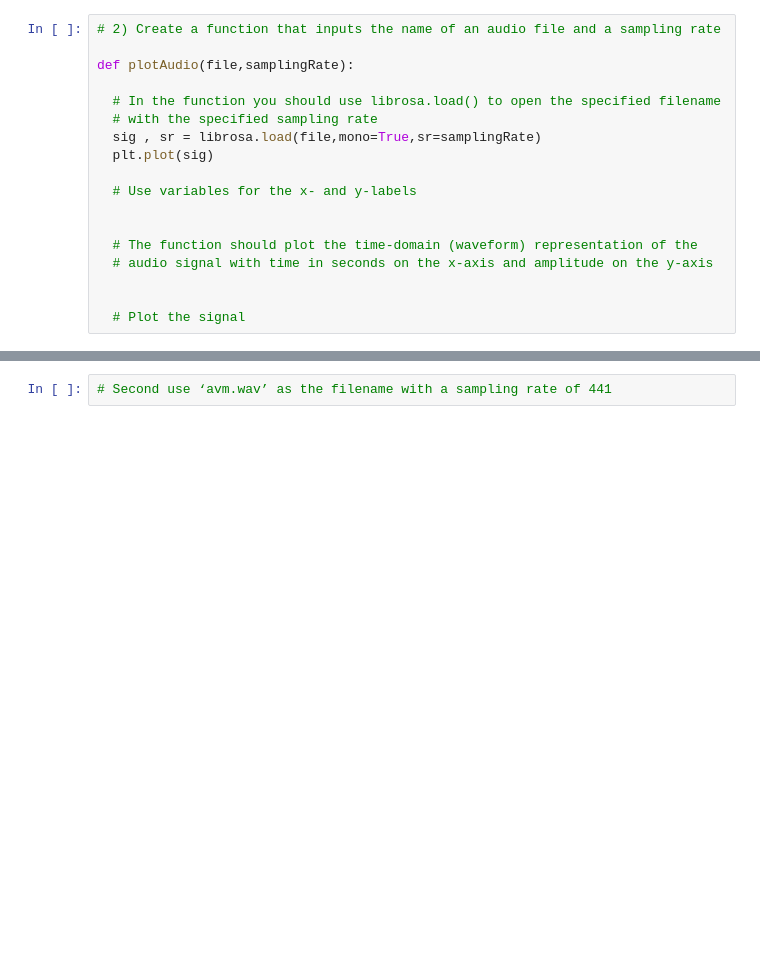
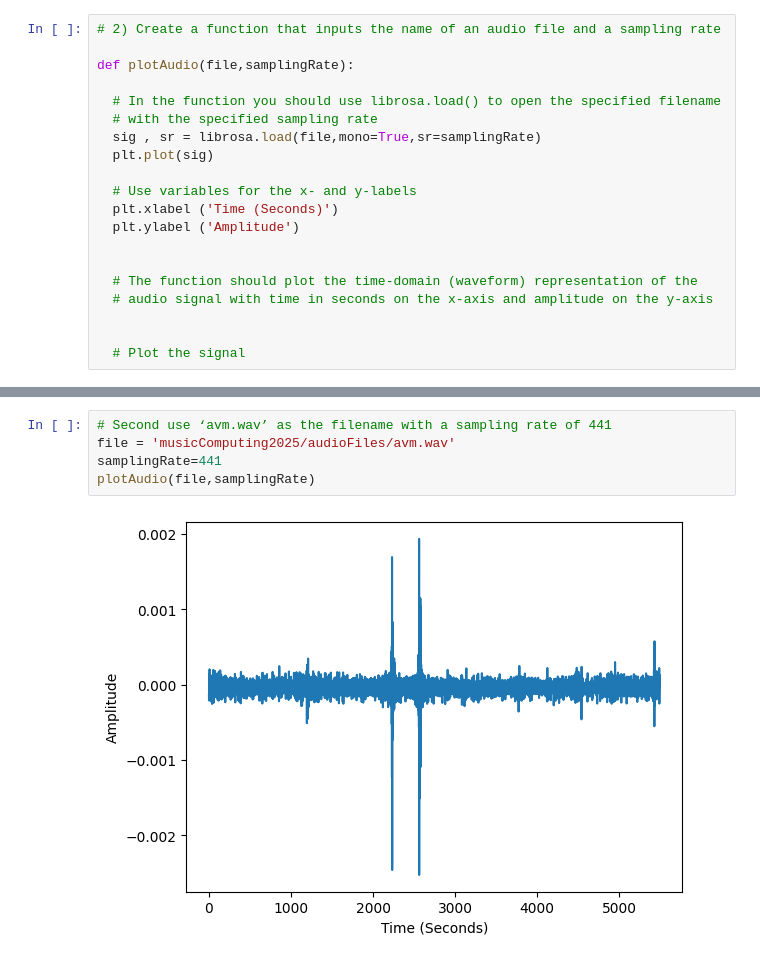
Before and after one commit to romancote/MusicComputing, a Jupyter notebook: assignments/labAssignment1.ipynb, the cells around one changed output, grey strips where cells are left out. Saved outputs shown, nothing was run; the diff lists cells and outputs as text; blank space fills up the shorter version.

```diff
--- a/assignments/labAssignment1.ipynb
+++ b/assignments/labAssignment1.ipynb
@@ -25,6 +33,8 @@ def plotAudio(file,samplingRate):
   plt.plot(sig)
 
   # Use variables for the x- and y-labels
+  plt.xlabel ('Time (Seconds)')
+  plt.ylabel ('Amplitude')
 
 
   # The function should plot the time-domain (waveform) representation of the
@@ -42,2 +54,7 @@ plotAudio(file,samplingRate)
 # %%
 # Second use ‘avm.wav’ as the filename with a sampling rate of 441
+file = 'musicComputing2025/audioFiles/avm.wav'
+samplingRate=441
+plotAudio(file,samplingRate)
+# %% [output]
+[figure, added]
```
Also changed, not shown: parts of 2 cells of this notebook.
